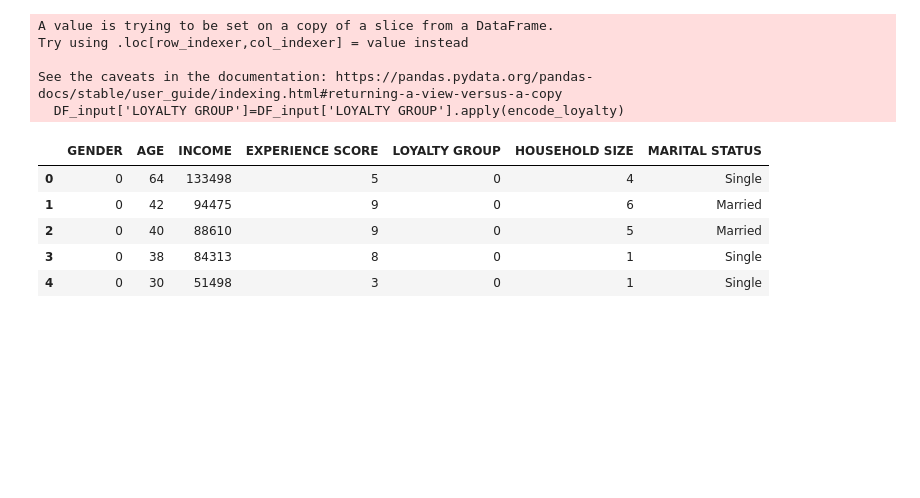
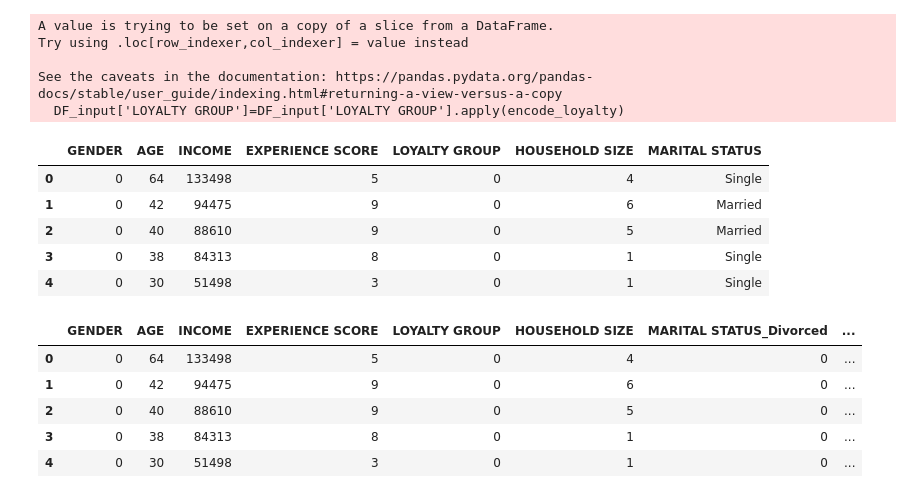
Before and after one commit to benjaminjvdm/portfolio, a Jupyter notebook: Machine Learning/Predict Customer Spend given Consumer Data/Exercise-Regression.ipynb, the cells around one changed output. Cells and saved outputs as stored; diff of their text form; code cells hidden in the pictures; blank space fills up the shorter version.

```diff
--- a/Machine Learning/Predict Customer Spend given Consumer Data/Exercise-Regression.ipynb
+++ b/Machine Learning/Predict Customer Spend given Consumer Data/Exercise-Regression.ipynb
@@ -127,3 +132,14 @@ See the caveats in the documentation: https://pandas.pydata.org/pandas-docs/stab
 | 2 | 0 | 40 | 88610 | 9 | 0 | 5 | Married |
 | 3 | 0 | 38 | 84313 | 8 | 0 | 1 | Single |
 | 4 | 0 | 30 | 51498 | 3 | 0 | 1 | Single |
+# %%
+#replace the “DF_input” frame with the one-hot encoded Pandas data frame
+DF_input=pd.get_dummies(DF_input)
+DF_input.head()
+# %% [output]
+|  | GENDER | AGE | INCOME | EXPERIENCE SCORE | LOYALTY GROUP | HOUSEHOLD SIZE | MARITAL STATUS_Divorced | ... |
+| 0 | 0 | 64 | 133498 | 5 | 0 | 4 | 0 | ... |
+| 1 | 0 | 42 | 94475 | 9 | 0 | 6 | 0 | ... |
+| 2 | 0 | 40 | 88610 | 9 | 0 | 5 | 0 | ... |
+| 3 | 0 | 38 | 84313 | 8 | 0 | 1 | 0 | ... |
+| 4 | 0 | 30 | 51498 | 3 | 0 | 1 | 0 | ... |
```
Also changed, not shown: parts of 9 cells of this notebook.
